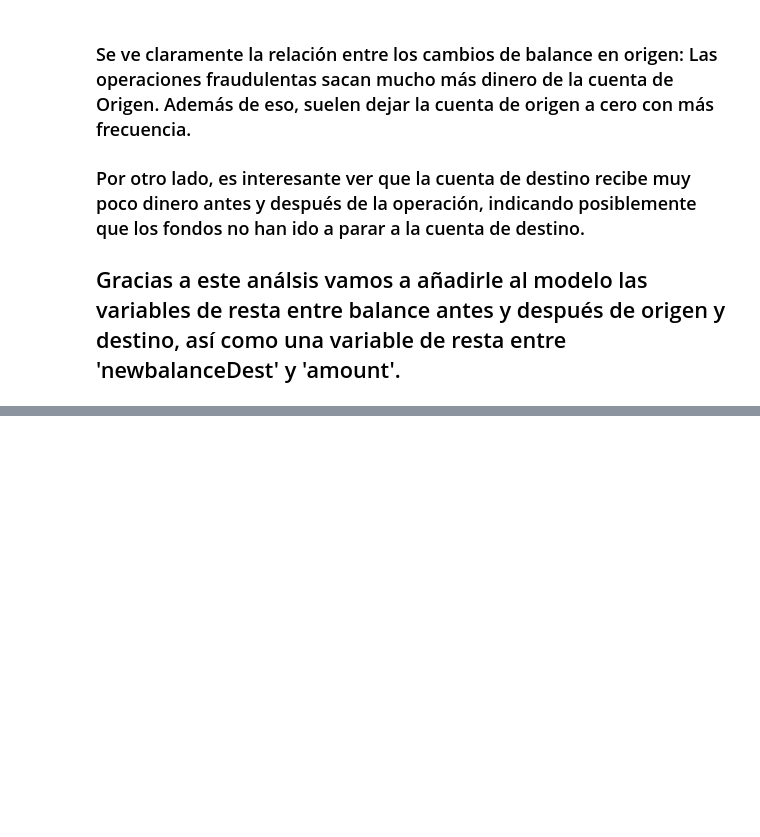
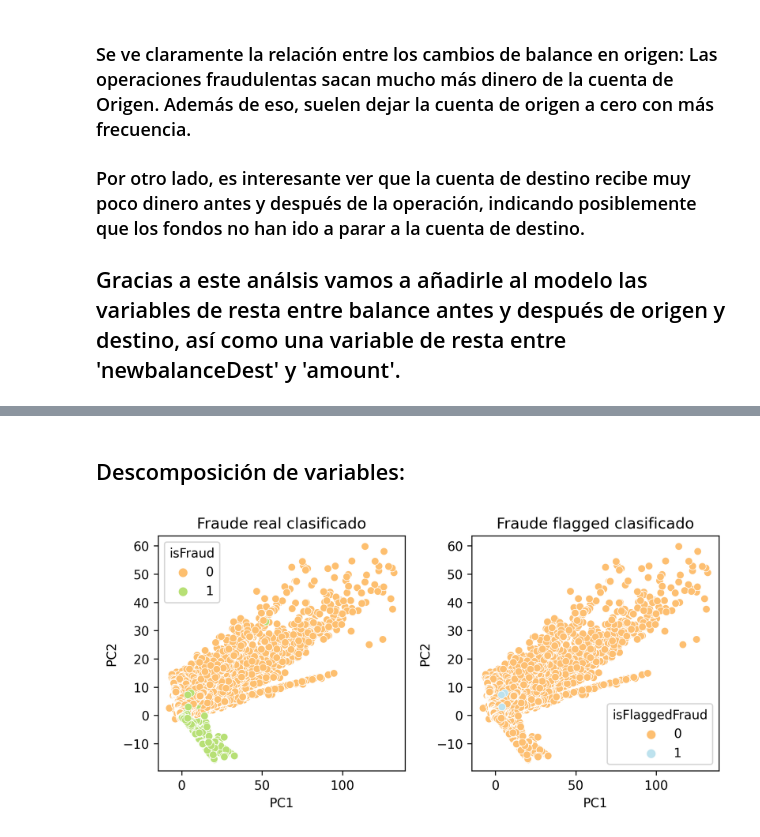
Before and after one commit to carlos-castro-davd/trabajo-6, a Jupyter notebook: develop/exploratory.ipynb, the cells around one changed output, grey strips where cells are left out. Drawn from its saved outputs; the diff is of its cells as text; code cells hidden in the pictures; blank space fills up the shorter version.

```diff
--- a/des/exploratory.ipynb
+++ b/develop/exploratory.ipynb
@@ -190,0 +186,3 @@ plt.show()
+# %%
+df_n['cambioOrigen'] = df_n['diffOrigen']/(df_n['oldbalanceOrg']+0.1)
+df_n['cambioDestino'] = df_n['diffDestino']/(df_n['oldbalanceDest']+0.1) # Para evitar NaN
@@ -190,0 +205,2 @@ plt.show()
+# %% [markdown]
+## Descomposición de variables:
@@ -190,0 +211,26 @@ plt.show()
+# %%
+pipe = Pipeline(steps=[
+    ('scaler',StandardScaler()),
+    ('pca', PCA(n_components=2))
+])
+# %%
+df_pipe = df_n.copy()
+fraude_real = df_pipe.pop('isFraud')
+fraude_flag = df_pipe.pop('isFlaggedFraud')
+tipo = df_pipe.pop('type')
+df_pipe.drop(columns=['nameOrig','nameDest'], inplace=True)
+# %%
+df_pca = pd.DataFrame(pipe.fit_transform(df_pipe),columns=['PC1','PC2'])
+df_pca['isFraud'] = fraude_real
+df_pca['isFlaggedFraud'] = fraude_flag
+# %%
+fig, axes = plt.subplots(figsize=(7.08,3.54), ncols=2, dpi=300)
+sns.scatterplot(data=df_pca, x='PC1', y='PC2', hue=fraude_real, palette='RdYlGn', ax=axes[0])
+axes[0].set_title('Fraude real clasificado')
+sns.scatterplot(data=df_pca, x='PC1', y='PC2', hue=fraude_flag, palette='RdYlBu', ax=axes[1])
+axes[1].set_title('Fraude flagged clasificado')
+
+plt.tight_layout()
+plt.show()
+# %% [output]
+[figure, added]
```
Also changed, not shown: parts of 8 cells of this notebook, 1 other file.
